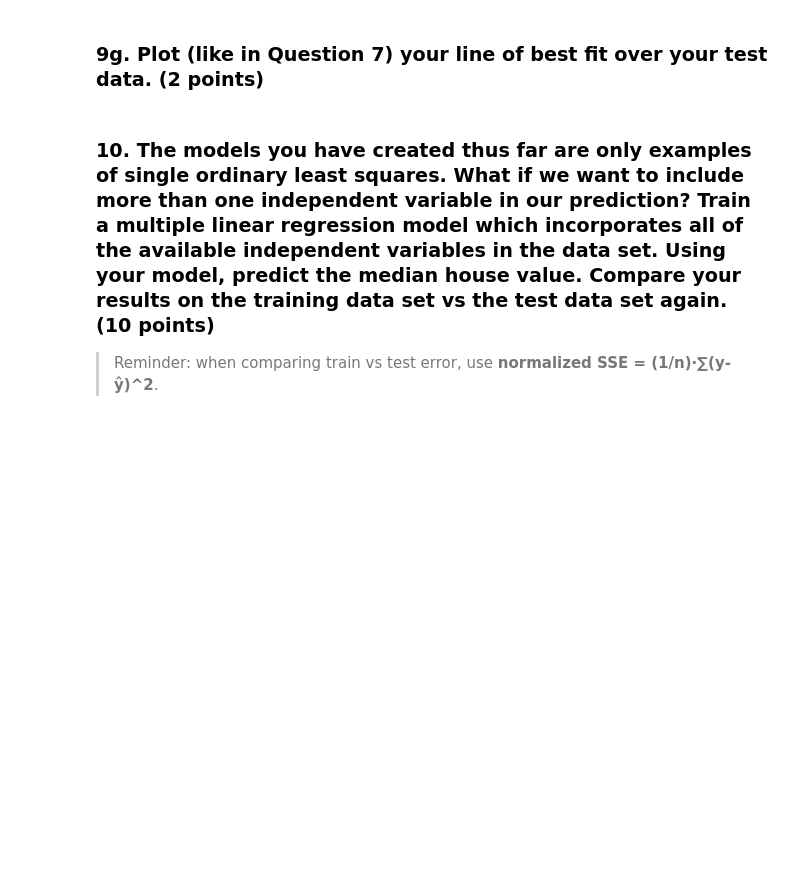
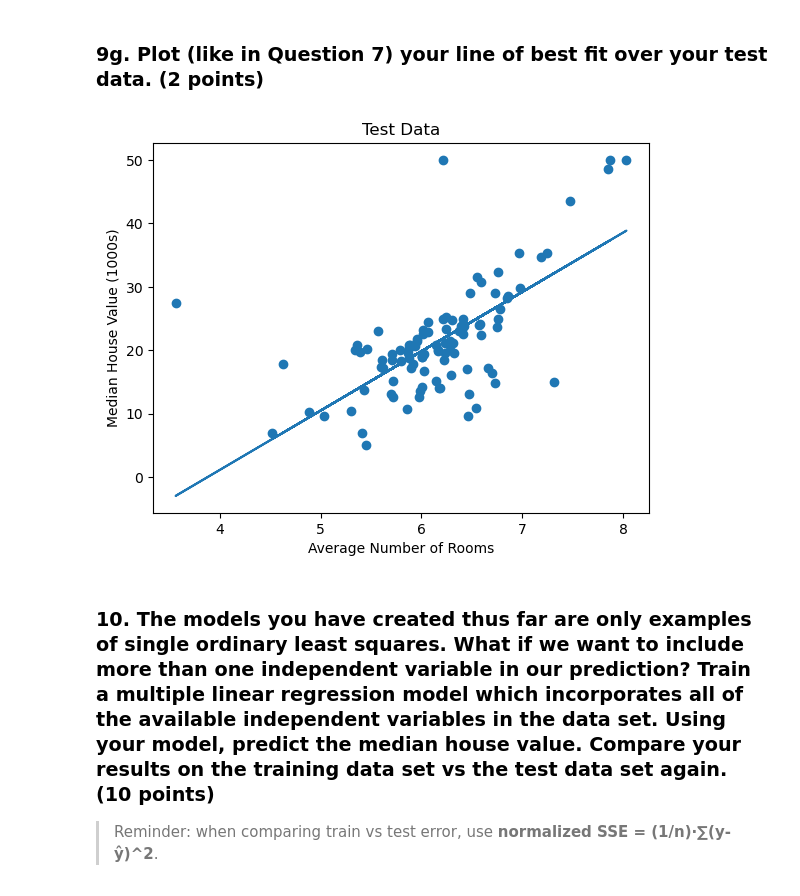
Before and after one commit to alibpowell/project2, a Jupyter notebook: 02_Student_Template_v2.ipynb, the cells around one changed output. Drawn from its saved outputs; the diff is of its cells as text; code cells hidden in the pictures; blank space fills up the shorter version.

```diff
--- a/02_Student_Template_v2.ipynb
+++ b/02_Student_Template_v2.ipynb
@@ -394,3 +412,8 @@ from sklearn.model_selection import train_test_split
 # Evaluate your trained model on the test data.
 # Compute the **normalized** SSE (SSE/n) on the TEST split.
 # TODO: compute sse_test below
+x_test_standardized = (x_test - mean_train) / std_train
+X_test = prepare_matrix(x_test_standardized)
+y_test_pred = predict(X_test, beta)
+sse_test = np.mean((y_test - y_test_pred) ** 2)
+print(sse_test)
@@ -409,3 +444,15 @@ from sklearn.model_selection import train_test_split
+# %%
+# Plot here
+y_test_pred = predict(X_test, beta)
+
+plt.scatter(x_test, y_test)
+plt.plot(x_test, y_test_pred)
+plt.xlabel('Average Number of Rooms')
+plt.ylabel('Median House Value (1000s)')
+plt.title('Test Data')
+plt.show()
+# %% [output]
+[figure, added]
 # %% [markdown]
 ### 10. The models you have created thus far are only examples of single ordinary least squares. What if we want to include more than one independent variable in our prediction? Train a multiple linear regression model which incorporates all of the available independent variables in the data set. Using your model, predict the median house value. Compare your results on the training data set vs the test data set again. **(10 points)**
 
```
Also changed, not shown: parts of 13 cells of this notebook.
